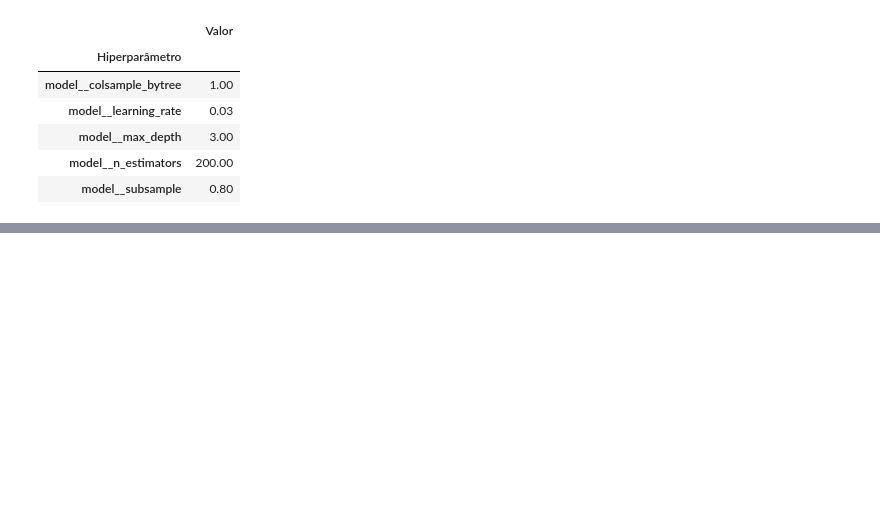
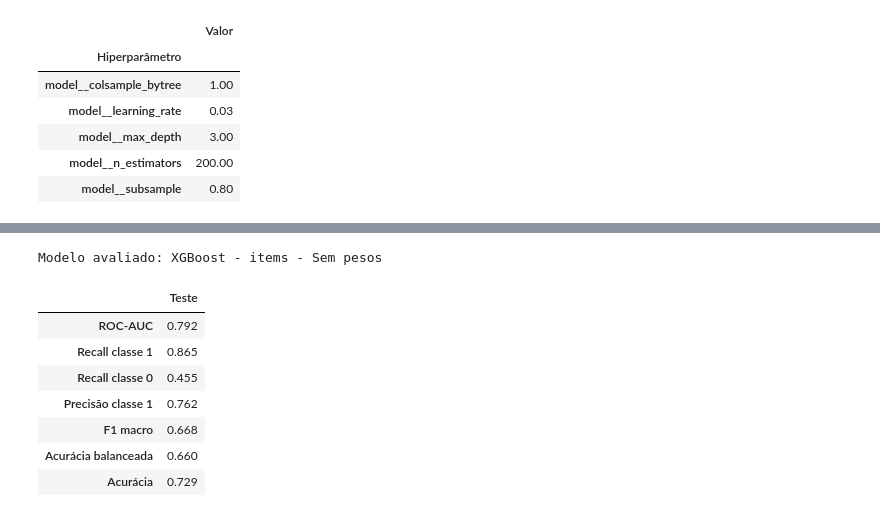
Before and after one commit to BrendonKappel/explainable-burnout-prediction, a Jupyter notebook: notebooks/burnout_prediction.ipynb, the cells around one changed output, grey strips where cells are left out. Saved outputs shown, nothing was run; the diff lists cells and outputs as text; code cells hidden in the pictures; blank space fills up the shorter version.

```diff
--- a/notebooks/burnout_prediction.ipynb
+++ b/notebooks/burnout_prediction.ipynb
@@ -993,0 +1002,31 @@ Selecionado: XGBoost - items - Sem pesos
+# %%
+from sklearn.metrics import (
+    accuracy_score, balanced_accuracy_score, f1_score, precision_score, roc_auc_score,
+)
+
+X_test = X_scores_test if best_row["Versão"] == "scores" else X_items_test
+test_predictions = best_pipeline.predict(X_test)
+test_probabilities = best_pipeline.predict_proba(X_test)[:, 1]
+
+test_metrics = pd.Series({
+    "ROC-AUC": roc_auc_score(y_test, test_probabilities),
+    "Recall classe 1": recall_score(y_test, test_predictions, pos_label=1),
+    "Recall classe 0": recall_score(y_test, test_predictions, pos_label=0),
+    "Precisão classe 1": precision_score(y_test, test_predictions, zero_division=0),
+    "F1 macro": f1_score(y_test, test_predictions, average="macro", zero_division=0),
+    "Acurácia balanceada": balanced_accuracy_score(y_test, test_predictions),
+    "Acurácia": accuracy_score(y_test, test_predictions),
+}, name="Teste")
+
+print(f"Modelo avaliado: {best_row['Modelo']} - {best_row['Versão']} - {best_row['Ponderação']}")
+display(test_metrics.to_frame().round(3))
+# %% [output]
+Modelo avaliado: XGBoost - items - Sem pesos
+|  | Teste |
+| ROC-AUC | 0.792 |
+| Recall classe 1 | 0.865 |
+| Recall classe 0 | 0.455 |
+| Precisão classe 1 | 0.762 |
+| F1 macro | 0.668 |
+| Acurácia balanceada | 0.660 |
+| Acurácia | 0.729 |
```
Also changed, not shown: parts of 4 cells of this notebook.
